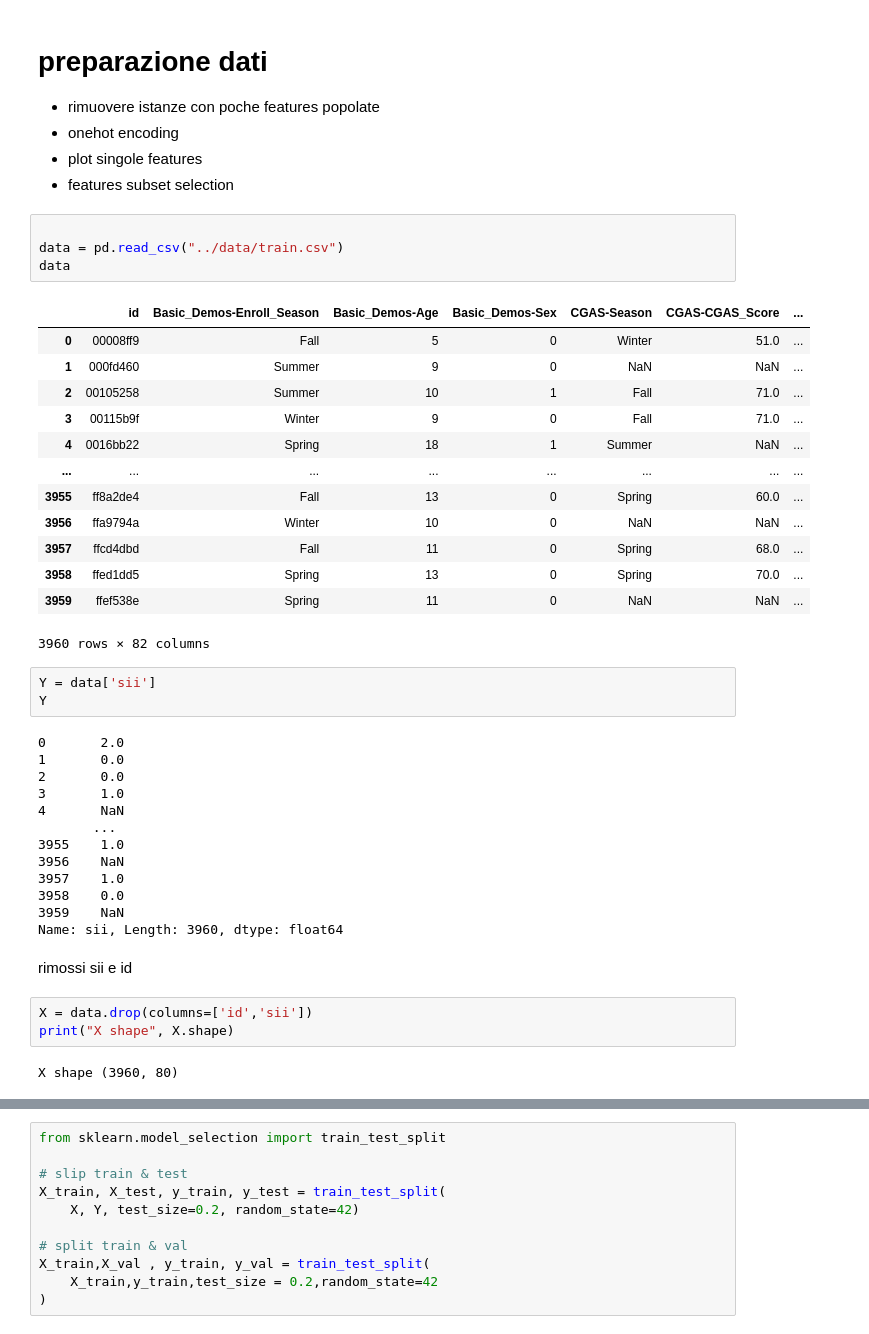
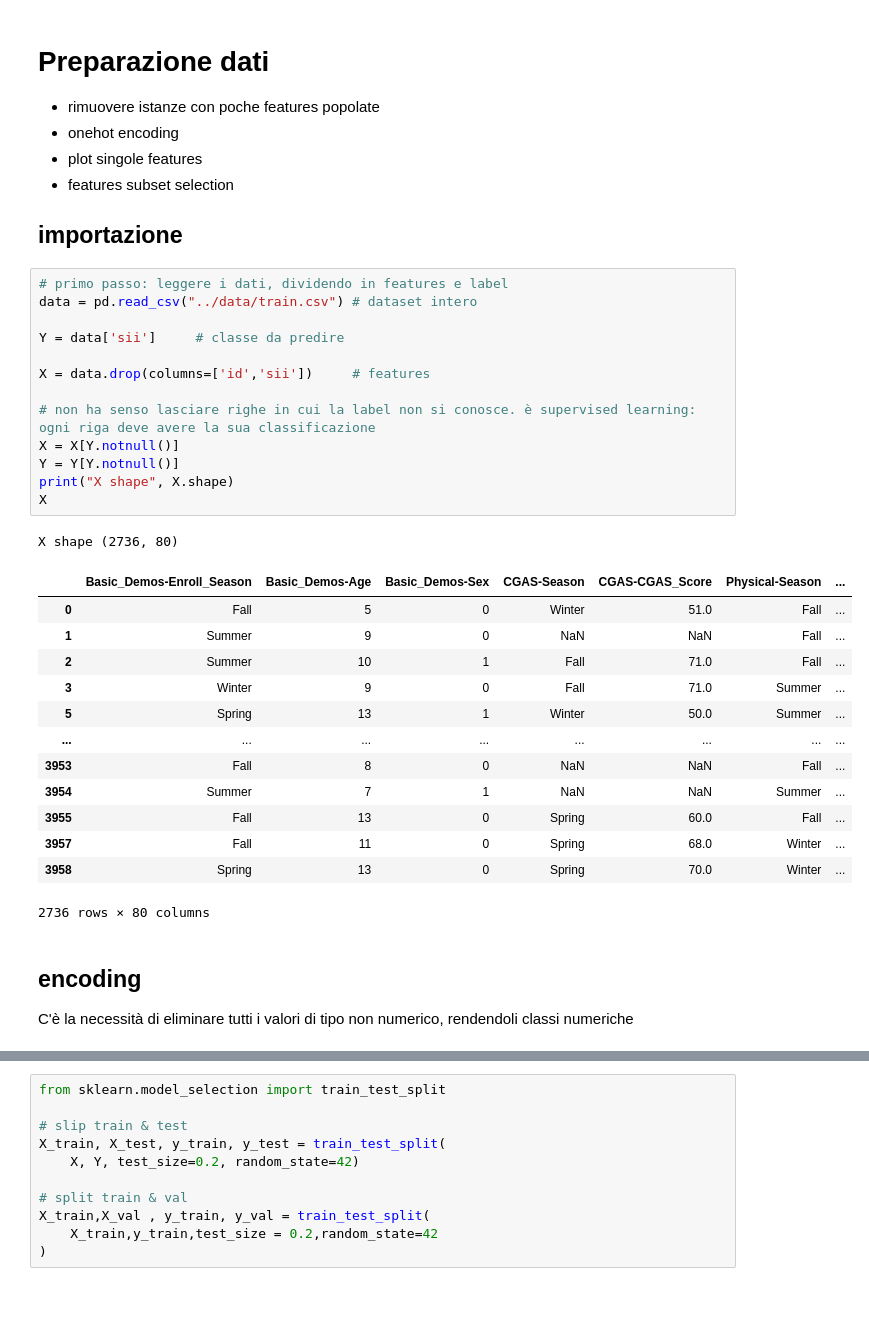
Before and after one commit to dadezz/ML_Problematic_Internet_Use, a Jupyter notebook: src/data_processing.ipynb, the cells around one changed output, grey strips where cells are left out. Saved outputs shown, nothing was run; the diff lists cells and outputs as text; blank space fills up the shorter version.

```diff
--- a/src/data_processing.ipynb
+++ b/src/data_processing.ipynb
@@ -5,48 +11,38 @@ import matplotlib as plt
 # %% [markdown]
-# preparazione dati
-
+# Preparazione dati
 - rimuovere istanze con poche features  popolate
 - onehot encoding
 - plot singole features
 - features subset selection
+## importazione
-# %%
-
-data = pd.read_csv("../data/train.csv")
-data
-# %% [output]
-|  | id | Basic_Demos-Enroll_Season | Basic_Demos-Age | Basic_Demos-Sex | CGAS-Season | CGAS-CGAS_Score | ... |
-| 0 | 00008ff9 | Fall | 5 | 0 | Winter | 51.0 | ... |
-| 1 | 000fd460 | Summer | 9 | 0 | NaN | NaN | ... |
-| 2 | 00105258 | Summer | 10 | 1 | Fall | 71.0 | ... |
-| 3 | 00115b9f | Winter | 9 | 0 | Fall | 71.0 | ... |
-| 4 | 0016bb22 | Spring | 18 | 1 | Summer | NaN | ... |
-| ... | ... | ... | ... | ... | ... | ... | ... |
-| 3955 | ff8a2de4 | Fall | 13 | 0 | Spring | 60.0 | ... |
-| 3956 | ffa9794a | Winter | 10 | 0 | NaN | NaN | ... |
-| 3957 | ffcd4dbd | Fall | 11 | 0 | Spring | 68.0 | ... |
-| 3958 | ffed1dd5 | Spring | 13 | 0 | Spring | 70.0 | ... |
-| 3959 | ffef538e | Spring | 11 | 0 | NaN | NaN | ... |
-3960 rows × 82 columns
-# %%
-Y = data['sii']
-Y
-# %% [output]
-0       2.0
-1       0.0
-2       0.0
-3       1.0
-4       NaN
-       ...
-3955    1.0
-3956    NaN
-3957    1.0
-3958    0.0
-3959    NaN
-Name: sii, Length: 3960, dtype: float64
-# %% [markdown]
-rimossi sii e id
-# %%
-X = data.drop(columns=['id','sii'])
-print("X shape", X.shape)
-# %% [output]
-X shape (3960, 80)
+# %%
+# primo passo: leggere i dati, dividendo in features e label
+data = pd.read_csv("../data/train.csv") # dataset intero
+
+Y = data['sii']     # classe da predire
+
+X = data.drop(columns=['id','sii'])     # features
+
+# non ha senso lasciare righe in cui la label non si conosce. è supervised learning: ogni riga deve avere la sua classificazione
+X = X[Y.notnull()]
+Y = Y[Y.notnull()]
+print("X shape", X.shape)
+X
+# %% [output]
+X shape (2736, 80)
+|  | Basic_Demos-Enroll_Season | Basic_Demos-Age | Basic_Demos-Sex | CGAS-Season | CGAS-CGAS_Score | Physical-Season | ... |
+| 0 | Fall | 5 | 0 | Winter | 51.0 | Fall | ... |
+| 1 | Summer | 9 | 0 | NaN | NaN | Fall | ... |
+| 2 | Summer | 10 | 1 | Fall | 71.0 | Fall | ... |
+| 3 | Winter | 9 | 0 | Fall | 71.0 | Summer | ... |
+| 5 | Spring | 13 | 1 | Winter | 50.0 | Summer | ... |
+| ... | ... | ... | ... | ... | ... | ... | ... |
+| 3953 | Fall | 8 | 0 | NaN | NaN | Fall | ... |
+| 3954 | Summer | 7 | 1 | NaN | NaN | Summer | ... |
+| 3955 | Fall | 13 | 0 | Spring | 60.0 | Fall | ... |
+| 3957 | Fall | 11 | 0 | Spring | 68.0 | Winter | ... |
+| 3958 | Spring | 13 | 0 | Spring | 70.0 | Winter | ... |
+2736 rows × 80 columns
+# %% [markdown]
+## encoding
+C'è la necessità di eliminare tutti i valori di tipo non numerico, rendendoli classi numeriche
```
Also changed, not shown: parts of 18 cells of this notebook.
